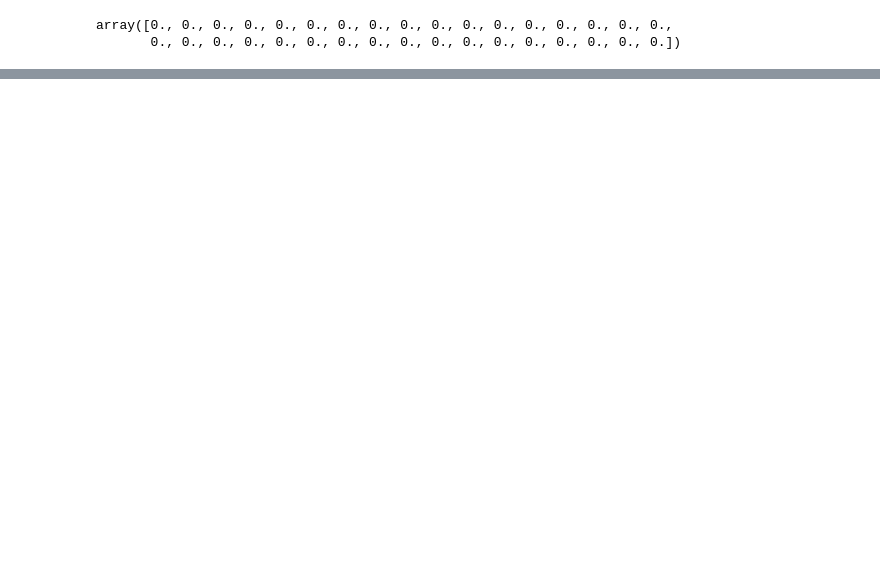
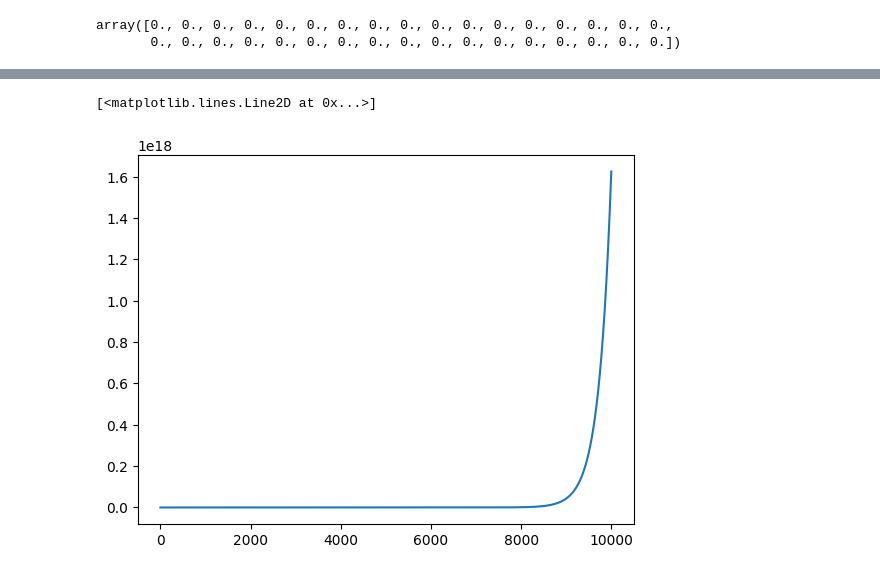
Before and after one commit to joaopedrobl/Simulacao_MIT, a Jupyter notebook: Simulacao_python/SimulacaoMotor.ipynb, the cells around one changed output, grey strips where cells are left out. Cells and saved outputs as stored; diff of their text form; code cells hidden in the pictures; blank space fills up the shorter version.

```diff
--- a/Simulacao_python/SimulacaoMotor.ipynb
+++ b/Simulacao_python/SimulacaoMotor.ipynb
@@ -306,7 +306,7 @@ def runge_kutta4():
   Y3 = 0
   dx = 0
   temp = 0
-  # global x, ir1, ir2, ir3, ir4, ir5, ir6, ir7, ir8, ir9, ir10, ir11, ir12, ir13, ir14, ir15, ir16, ir17, ir18, ir19, ir20, ir21, ir22, ir23, ir24, ir25, ir26, ir27, ir28, ire, om, teta, te
+  global ir1, ir2, ir3, ir4, ir5, ir6, ir7, ir8, ir9, ir10, ir11, ir12, ir13, ir14, ir15, ir16, ir17, ir18, ir19, ir20, ir21, ir22, ir23, ir24, ir25, ir26, ir27, ir28, ire, om, teta, te
 
   calcul_de_U()
   # print("U = ", U)
@@ -343,7 +343,7 @@ def runge_kutta4():
   for i in range(34):
     x[i] = x[i]+dx[i]
   # print("x = ", x)
-  # print("dx = ", dx)
+  # print("z = ", z)
 
   isa1 = z[0]
   isb1 = z[1]
@@ -451,5 +449,8 @@ results[0:100,1]
 # %%
-plt.plot(results[0:5000,12])
+plt.plot(results[0:10000,1])
+# %% [output]
+[<matplotlib.lines.Line2D at 0x...>]
+[figure, added]
 # %%
 a = np.zeros((2,3))
 b = np.array([1, 2, 3])
```
Also changed, not shown: parts of 8 cells of this notebook.
